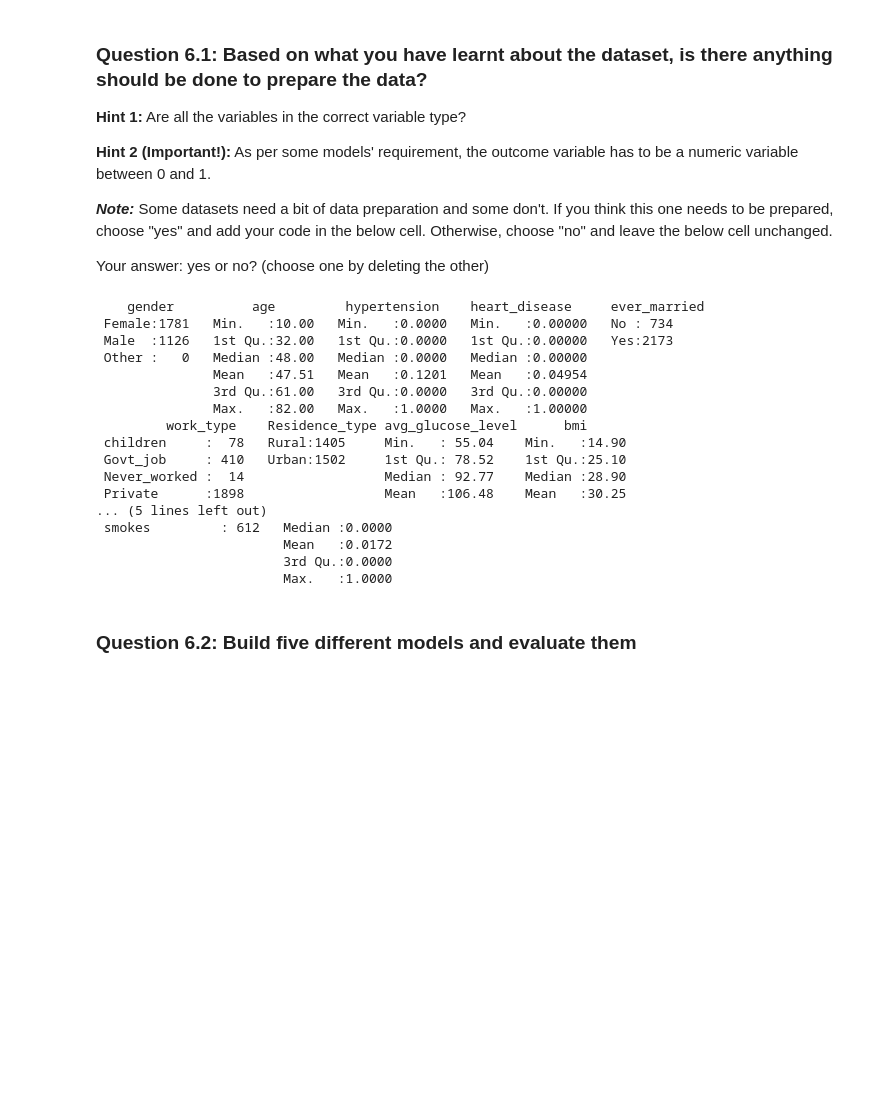
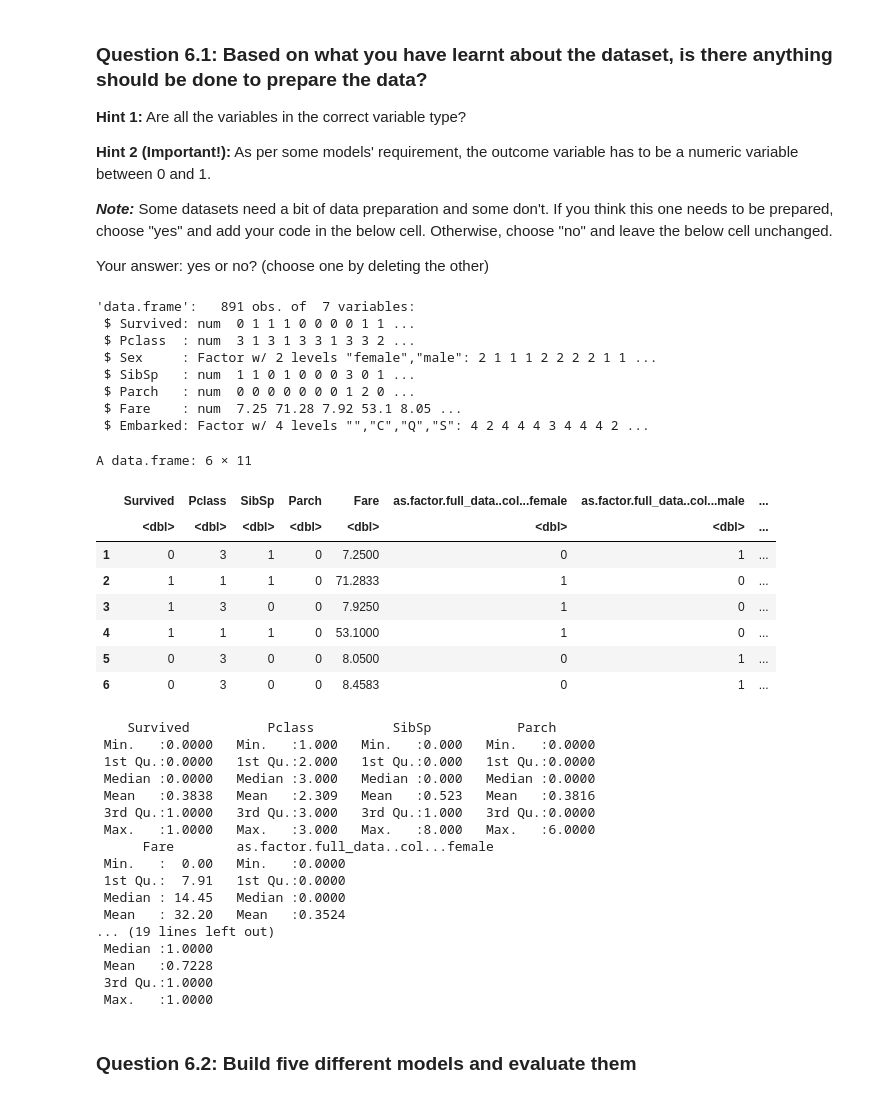
Before and after one commit to bonferroni-roni/EPI7913_JupyterNotebook, a Jupyter notebook: Assignment 2/A_2_(EPI7913).ipynb, the cells around one changed output. Drawn from its saved outputs; the diff is of its cells as text; code cells hidden in the pictures; blank space fills up the shorter version.

```diff
--- a/Assignment 2/A_2_(EPI7913).ipynb
+++ b/Assignment 2/A_2_(EPI7913).ipynb
@@ -860,27 +975,58 @@ head(full_data)
 Your answer: yes or no? (choose one by deleting the other)
 # %%
 # The data preparation step if needed
+str(full_data)
 
+encoded_data <- full_data
+categorical_columns <- c("Sex", "Embarked")
+
+for (col in categorical_columns) {
+  encoded_data <- cbind(encoded_data, model.matrix(~0 + as.factor(full_data[[col]])))
+  colnames(encoded_data) <- make.names(colnames(encoded_data), unique = TRUE)
+}
+
+# Remove the original categorical columns from encoded_data
+encoded_data <- encoded_data[, !colnames(encoded_data) %in% categorical_columns]
+
+# View the result
+head(encoded_data)
 # Check the data now
-summary(full_data)
+summary(encoded_data)
 # %% [output]
-    gender          age         hypertension    heart_disease     ever_married
- Female:1781   Min.   :10.00   Min.   :0.0000   Min.   :0.00000   No : 734
- Male  :1126   1st Qu.:32.00   1st Qu.:0.0000   1st Qu.:0.00000   Yes:2173
- Other :   0   Median :48.00   Median :0.0000   Median :0.00000
-               Mean   :47.51   Mean   :0.1201   Mean   :0.04954
-               3rd Qu.:61.00   3rd Qu.:0.0000   3rd Qu.:0.00000
-               Max.   :82.00   Max.   :1.0000   Max.   :1.00000
-         work_type    Residence_type avg_glucose_level      bmi
- children     :  78   Rural:1405     Min.   : 55.04    Min.   :14.90
- Govt_job     : 410   Urban:1502     1st Qu.: 78.52    1st Qu.:25.10
- Never_worked :  14                  Median : 92.77    Median :28.90
- Private      :1898                  Mean   :106.48    Mean   :30.25
-... (5 lines left out)
- smokes         : 612   Median :0.0000
-                        Mean   :0.0172
-                        3rd Qu.:0.0000
-                        Max.   :1.0000
+'data.frame':   891 obs. of  7 variables:
+ $ Survived: num  0 1 1 1 0 0 0 0 1 1 ...
+ $ Pclass  : num  3 1 3 1 3 3 1 3 3 2 ...
+ $ Sex     : Factor w/ 2 levels "female","male": 2 1 1 1 2 2 2 2 1 1 ...
+ $ SibSp   : num  1 1 0 1 0 0 0 3 0 1 ...
+ $ Parch   : num  0 0 0 0 0 0 0 1 2 0 ...
+ $ Fare    : num  7.25 71.28 7.92 53.1 8.05 ...
+ $ Embarked: Factor w/ 4 levels "","C","Q","S": 4 2 4 4 4 3 4 4 4 2 ...
+A data.frame: 6 × 11
+|  | Survived | Pclass | SibSp | Parch | Fare | as.factor.full_data..col...female | as.factor.full_data..col...male | ... |
+|  | <dbl> | <dbl> | <dbl> | <dbl> | <dbl> | <dbl> | <dbl> | ... |
+| 1 | 0 | 3 | 1 | 0 | 7.2500 | 0 | 1 | ... |
+| 2 | 1 | 1 | 1 | 0 | 71.2833 | 1 | 0 | ... |
+| 3 | 1 | 3 | 0 | 0 | 7.9250 | 1 | 0 | ... |
+| 4 | 1 | 1 | 1 | 0 | 53.1000 | 1 | 0 | ... |
+| 5 | 0 | 3 | 0 | 0 | 8.0500 | 0 | 1 | ... |
+| 6 | 0 | 3 | 0 | 0 | 8.4583 | 0 | 1 | ... |
+    Survived          Pclass          SibSp           Parch
+ Min.   :0.0000   Min.   :1.000   Min.   :0.000   Min.   :0.0000
+ 1st Qu.:0.0000   1st Qu.:2.000   1st Qu.:0.000   1st Qu.:0.0000
+ Median :0.0000   Median :3.000   Median :0.000   Median :0.0000
+ Mean   :0.3838   Mean   :2.309   Mean   :0.523   Mean   :0.3816
+ 3rd Qu.:1.0000   3rd Qu.:3.000   3rd Qu.:1.000   3rd Qu.:0.0000
+ Max.   :1.0000   Max.   :3.000   Max.   :8.000   Max.   :6.0000
+      Fare        as.factor.full_data..col...female
+ Min.   :  0.00   Min.   :0.0000
+ 1st Qu.:  7.91   1st Qu.:0.0000
+ Median : 14.45   Median :0.0000
+ Mean   : 32.20   Mean   :0.3524
+... (19 lines left out)
+ Median :1.0000
+ Mean   :0.7228
+ 3rd Qu.:1.0000
+ Max.   :1.0000
 # %% [markdown]
 ### Question 6.2: Build five different models and evaluate them
 # %%
```
Also changed, not shown: parts of 6 cells of this notebook, 2 other files.
